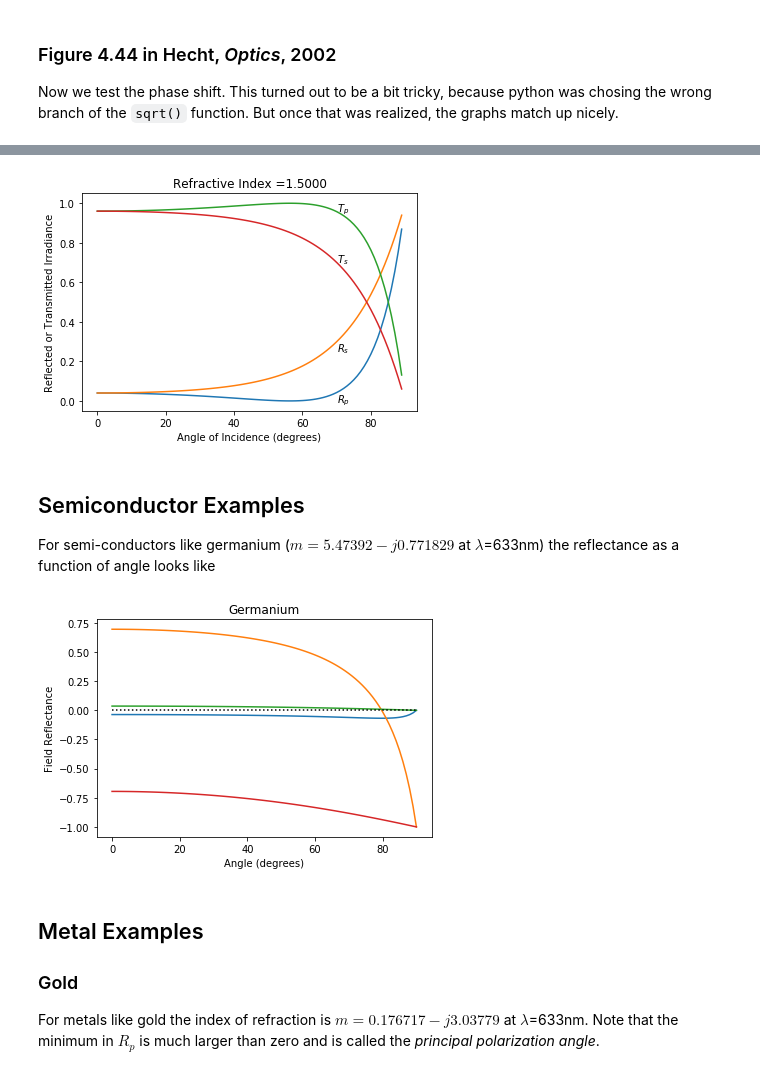
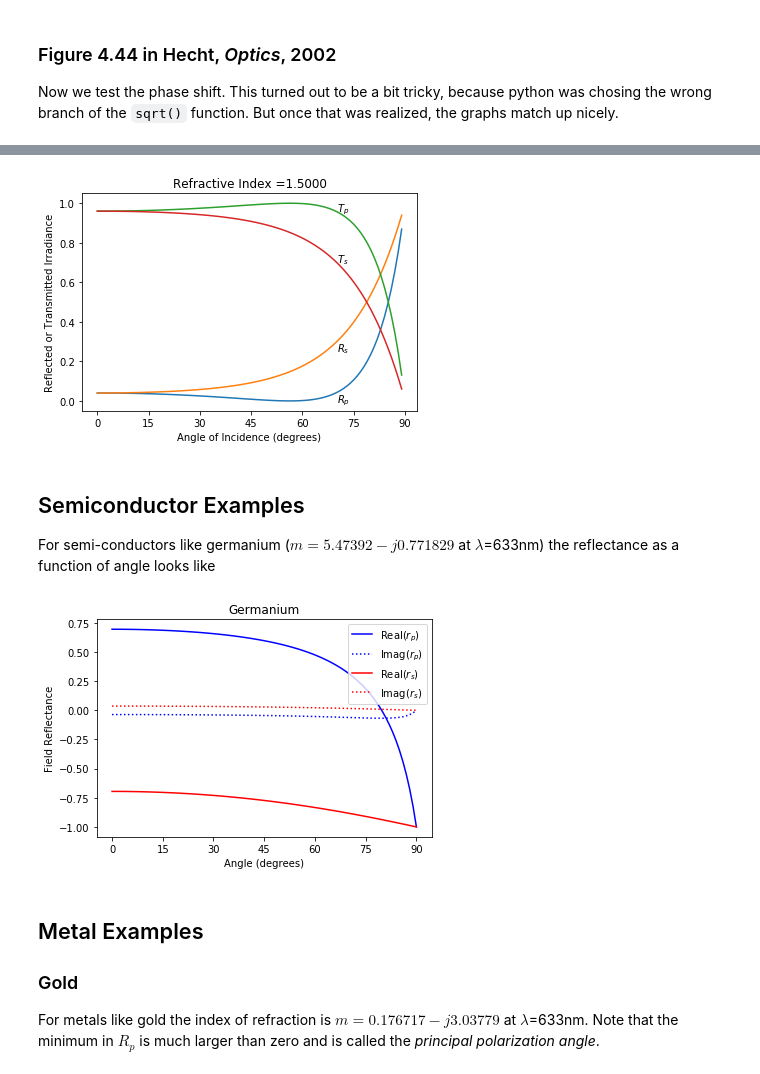
Before and after one commit to scottprahl/pypolar, a Jupyter notebook: docs/07-Fresnel-Reflection.ipynb, the cells around one changed output, grey strips where cells are left out. Cells and saved outputs as stored; diff of their text form; code cells hidden in the pictures.

```diff
--- a/docs/07-Fresnel-Reflection.ipynb
+++ b/docs/07-Fresnel-Reflection.ipynb
@@ -527,10 +545,12 @@ plt.annotate(r'$R_p$',  xy=(theta[70], Rp[70]),va='top')
 plt.annotate(r'$T_s$',  xy=(theta[70], Ts[70]))
 plt.annotate(r'$T_p$',  xy=(theta[70], Tp[70]))
 plt.title('Refractive Index =%.4f'%m)
+plt.xticks([0,15,30,45,60,75,90])
+
 
 plt.show()
 # %% [output]
-[figure, old version]
+[figure, new version]
 # %% [markdown]
 ## Semiconductor Examples
 
@@ -538,27 +558,28 @@ For semi-conductors like germanium ($m=5.47392- j 0.771829$ at $\lambda$=633nm)
 # %%
 # Germanium
 m = complex(5.47392, -0.771829)
 
 N=91
 theta = np.linspace(0,90,N)
 th = np.radians(theta)
 rp = fresnel.r_par(m,th)
 rs = fresnel.r_per(m,th)
 
-plt.plot(theta,rp.imag)
-plt.plot(theta,rp.real)
-plt.plot(theta,rs.imag)
-plt.plot(theta,rs.real)
-plt.plot([0,90],[0,0],':k')
+plt.plot(theta,rp.real, 'b', label=r"Real($r_p$)")
+plt.plot(theta,rp.imag, 'b:', label=r"Imag$(r_p)$")
+plt.plot(theta,rs.real, 'r', label=r"Real$(r_s)$")
+plt.plot(theta,rs.imag, 'r:', label=r"Imag$(r_s)$")
 plt.xlabel("Angle (degrees)")
 plt.ylabel("Field Reflectance")
+plt.xticks([0,15,30,45,60,75,90])
 #plt.annotate('Rs',  xy=(76, 0.8))
 #plt.annotate('Rp',  xy=(70, 0.13))
 plt.title("Germanium")
+plt.legend()
 
 plt.show()
 # %% [output]
-[figure, old version]
+[figure, new version]
 # %% [markdown]
 ## Metal Examples
 
```
Also changed, not shown: parts of 14 cells of this notebook, 1 other file.
